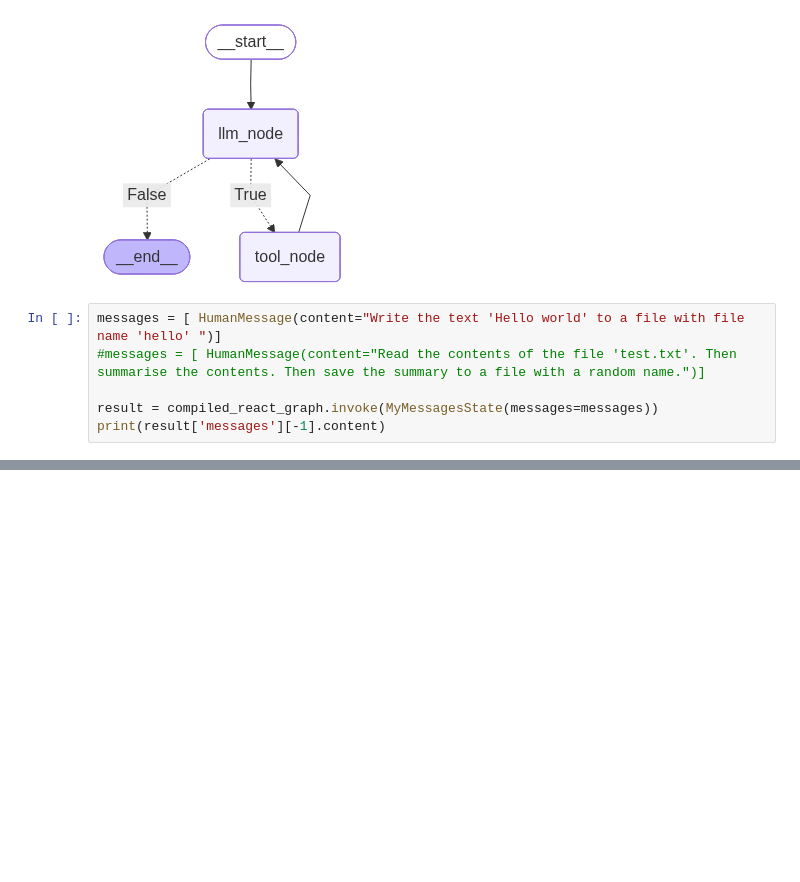
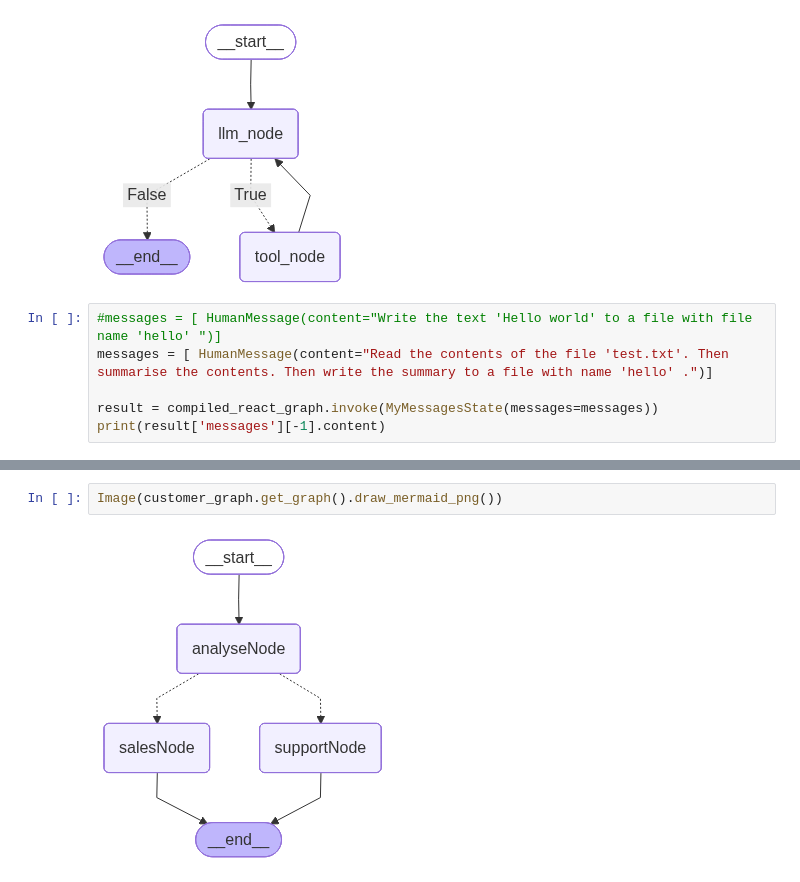
Before and after one commit to AdrianDonohoe/agentic-labs, a Jupyter notebook: week4 langgraph.ipynb, the cells around one changed output, grey strips where cells are left out. Saved outputs shown, nothing was run; the diff lists cells and outputs as text; blank space fills up the shorter version.

```diff
--- a/week4 langgraph.ipynb
+++ b/week4 langgraph.ipynb
@@ -310,8 +310,8 @@ Image(compiled_react_graph.get_graph().draw_mermaid_png())
 # %% [output]
 [figure]
 # %%
-messages = [ HumanMessage(content="Write the text 'Hello world' to a file with file name 'hello' ")]
-#messages = [ HumanMessage(content="Read the contents of the file 'test.txt'. Then summarise the contents. Then save the summary to a file with a random name.")]
+#messages = [ HumanMessage(content="Write the text 'Hello world' to a file with file name 'hello' ")]
+messages = [ HumanMessage(content="Read the contents of the file 'test.txt'. Then summarise the contents. Then write the summary to a file with name 'hello' .")]
 
 result = compiled_react_graph.invoke(MyMessagesState(messages=messages))
 print(result['messages'][-1].content)
@@ -341,0 +400,4 @@ content
+# %%
+Image(customer_graph.get_graph().draw_mermaid_png())
+# %% [output]
+[figure, added]
```
Also changed, not shown: parts of 14 cells of this notebook, 2 other files.
